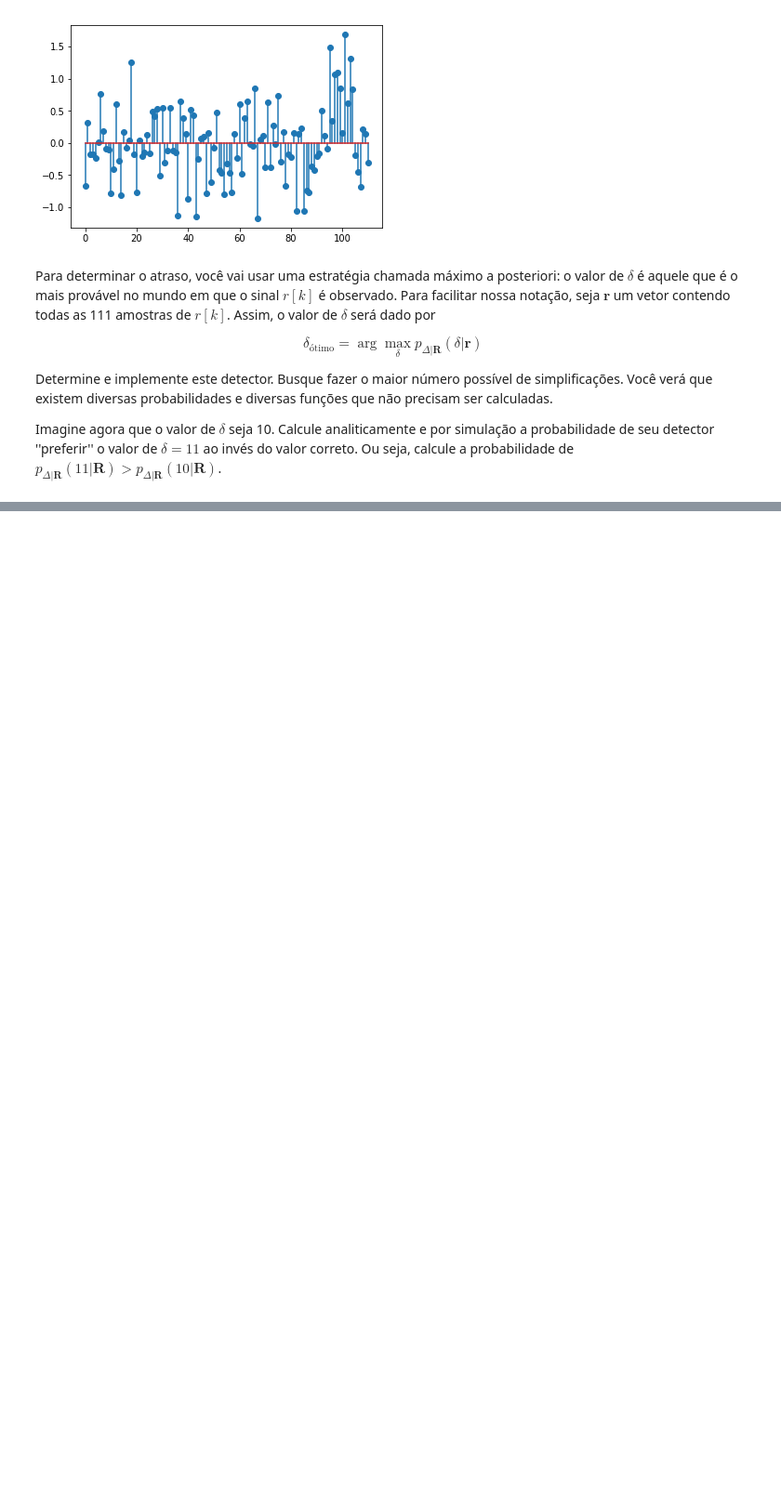
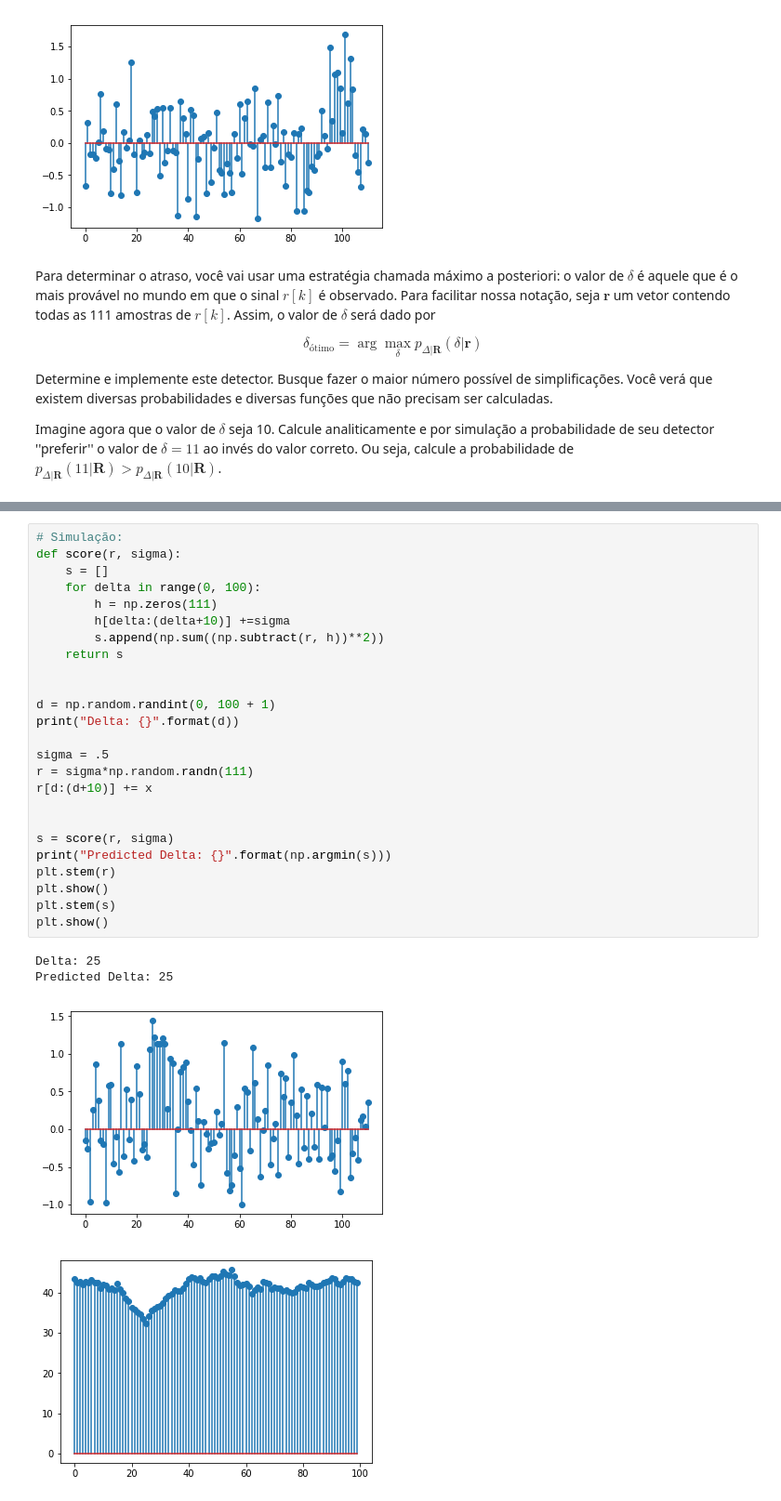
Before and after one commit to jsiloto/Processos-Estocasticos, a Jupyter notebook: Projeto2_synchro.ipynb, the cells around one changed output, grey strips where cells are left out. Shown: that part at 93% size. Cells and saved outputs as stored; diff of their text form; blank space fills up the shorter version.

```diff
--- a/Projeto2_synchro.ipynb
+++ b/Projeto2_synchro.ipynb
@@ -39,0 +81,30 @@ Imagine agora que o valor de $\delta$ seja 10. Calcule analiticamente e por simu
+# %%
+# Simulação:
+def score(r, sigma):
+    s = []
+    for delta in range(0, 100):
+        h = np.zeros(111)
+        h[delta:(delta+10)] +=sigma
+        s.append(np.sum((np.subtract(r, h))**2))
+    return s
+
+
+d = np.random.randint(0, 100 + 1)
+print("Delta: {}".format(d))
+
+sigma = .5
+r = sigma*np.random.randn(111)
+r[d:(d+10)] += x
+
+
+s = score(r, sigma)
+print("Predicted Delta: {}".format(np.argmin(s)))
+plt.stem(r)
+plt.show()
+plt.stem(s)
+plt.show()
+# %% [output]
+Delta: 25
+Predicted Delta: 25
+[figure, added]
+[figure, added]
```
Also changed, not shown: parts of 3 cells of this notebook.
